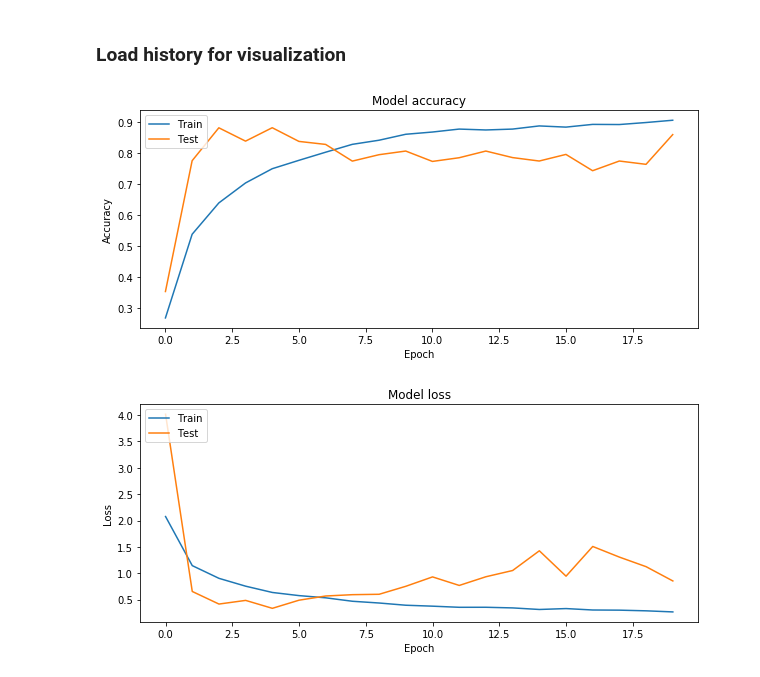
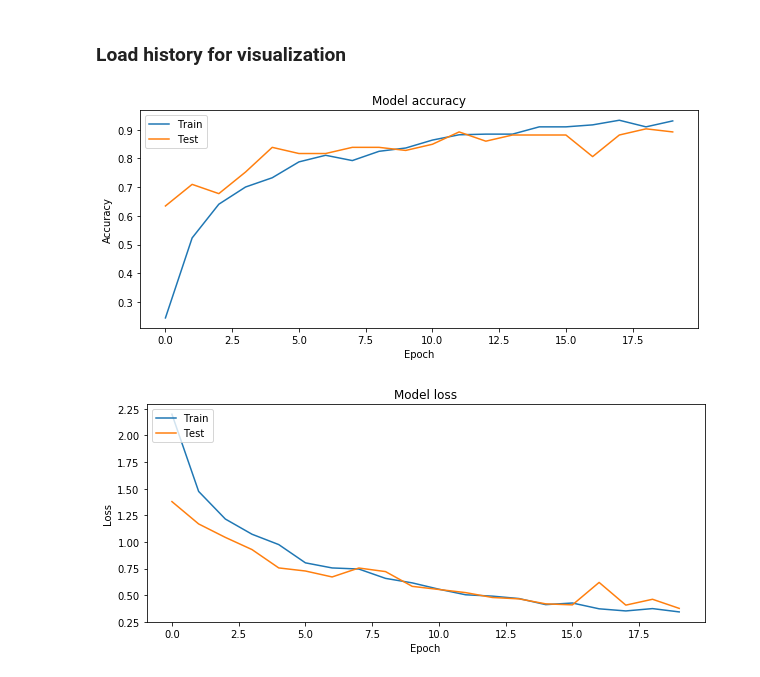
Before and after one commit to ghstjke/Fonts_Classifier, a Jupyter notebook: fonts_classifier.ipynb, the cells around one changed output. Saved outputs shown, nothing was run; the diff lists cells and outputs as text; code cells hidden in the pictures.

```diff
--- a/fonts_classifier.ipynb
+++ b/fonts_classifier.ipynb
@@ -117,6 +117,6 @@ Using TensorFlow backend.
 # %%
 import keras
 
-config = tf.ConfigProto( device_count = {'GPU': 1 , 'CPU': 7} )
+config = tf.ConfigProto( device_count = {'GPU': 0 , 'CPU': 1} )
 sess = tf.Session(config=config)
 keras.backend.set_session(sess)
@@ -135,7 +127,7 @@ fonts_list = ['Arial', 'Verdana', 'Comic_Sans_MS', 'Courier_New', 'Times_New_Rom
              'Andalemo', 'Lato-Regular']
 fonts_list.sort()
 
-dirName = './Synthetic_dataset/'
+dirName = '/home/dmitrii-saltovskii/dima/Synthetic_dataset/'
 pics = os.listdir(dirName)
 imgGen = ImageDataGenerator()
 fullnames = []
@@ -389,46 +330,38 @@ scorelist = [res_i['f1_score'] for res_i in res]
 scorelist_sorted = sorted(scorelist, reverse=True)
 toplist_ind = [scorelist.index(scorelist_sorted[i]) for i in range(N)]
 toplist = [res[i] for i in toplist_ind]
-params_full = dict(conv_filt=[], dropout_1=[], dense_units=[],\
-                    dropout_2=[], l2_coef=[], batch=[], score=[], score_train=[], f1_score=[])
+params_full = dict(dropout_1=[], dropout_2=[], batch=[])
 for key in params_full.keys():
     for i in range(N):
         params_full[key].append(toplist[i][key])
 print(params_full)
 #creating new params bounds
-filt_b = [np.min(params_full['conv_filt']), np.max(params_full['conv_filt'])]
-unit_b = [np.min(params_full['dense_units']), np.max(params_full['dense_units'])]
 drop_1_b = [np.min(params_full['dropout_1']), np.max(params_full['dropout_1'])]
 drop_2_b = [np.min(params_full['dropout_2']), np.max(params_full['dropout_2'])]
 batch_sizes = np.unique(params_full['batch'])
 print(batch_sizes)
 file = open('history.txt', mode='a') #here will be model history
 #run tunning
-num_experiments = 10 #for each batch
+num_experiments = 5 #for each batch
 res = []
 weights = []
 best_f1_score = 0.0
-beta = 2
+beta = 0.5
+
 for batch in batch_sizes:
     for num in range(num_experiments):
         print(num)
-        params_top = dict(conv_filt=np.random.randint(filt_b[0], filt_b[1]), \
-                          dropout_1=(drop_1_b[1]-drop_1_b[0])*np.random.rand()+drop_1_b[0],\
-                          dense_units=np.random.randint(unit_b[0], unit_b[1]),\
-                          dropout_2=(drop_2_b[1]-drop_2_b[0])*np.random.rand()+drop_2_b[0],\
-                          l2_coef=10**((b-a)*np.random.rand()+a))
+        params_top = dict(dropout_1=(drop_1_b[1]-drop_1_b[0])*np.random.rand()+drop_1_b[0],\
+                          dropout_2=(drop_2_b[1]-drop_2_b[0])*np.random.rand()+drop_2_b[0])
         model = create_model(params_top)
-        history = datagen(model, batch_size=batch, epochs=epochs, verbose=0)
-        score = model.evaluate(X_test/255., y_test, batch_size=batch)
+        history = model.fit(X_train, y_train, validation_data=(X_val, y_val), batch_size=batch, epochs=epochs, shuffle=True)
+        score = model.evaluate(X_test, y_test, batch_size=batch)
         params_top['batch']=batch
         params_top['score']=score
         params_top['score_train']=[history.history['loss'][-1], history.history['acc'][-1]]
         params_top['score_val']=[history.history['val_loss'][-1], history.history['val_acc'][-1]]
-#         params_top['f1_score'] = (1.+beta**2) * (history.history['val_acc'][-1] * history.history['acc'][-1])/\
-#         (beta**2*history.history['val_acc'][-1] + history.history['acc'][-1])
         params_top['f1_score'] = fb_score(params_top['score_val'][1], params_top['score_train'][1], beta=beta)
-#         params_top['f1_score'] = (1.+beta**2) * (score[1] * history.history['acc'][-1])/(beta**2*score[1] + \
-#                                                                                      history.history['acc'][-1])
+
         if params_top['f1_score'] > best_f1_score:
             history_best_top = history
             best_f1_score = params_top['f1_score']
@@ -449,23 +396,23 @@ history = hist
 # %%
 # Plot training & validation accuracy values
 plt.figure(figsize=(10,4))
-plt.plot(history_best.history['acc'])
-plt.plot(history_best.history['val_acc'])
+plt.plot(history_best_top.history['acc'])
+plt.plot(history_best_top.history['val_acc'])
 plt.title('Model accuracy')
 plt.ylabel('Accuracy')
 plt.xlabel('Epoch')
 plt.legend(['Train', 'Test'], loc='upper left')
 plt.show()
 
 # Plot training & validation loss values
 plt.figure(figsize=(10,4))
-plt.plot(history_best.history['loss'])
-plt.plot(history_best.history['val_loss'])
+plt.plot(history_best_top.history['loss'])
+plt.plot(history_best_top.history['val_loss'])
 plt.title('Model loss')
 plt.ylabel('Loss')
 plt.xlabel('Epoch')
 plt.legend(['Train', 'Test'], loc='upper left')
 plt.show()
 # %% [output]
-[figure, old version]
+[figure, new version]
-[figure, old version]
+[figure, new version]
```
Also changed, not shown: parts of 20 cells of this notebook, 1 other file.
